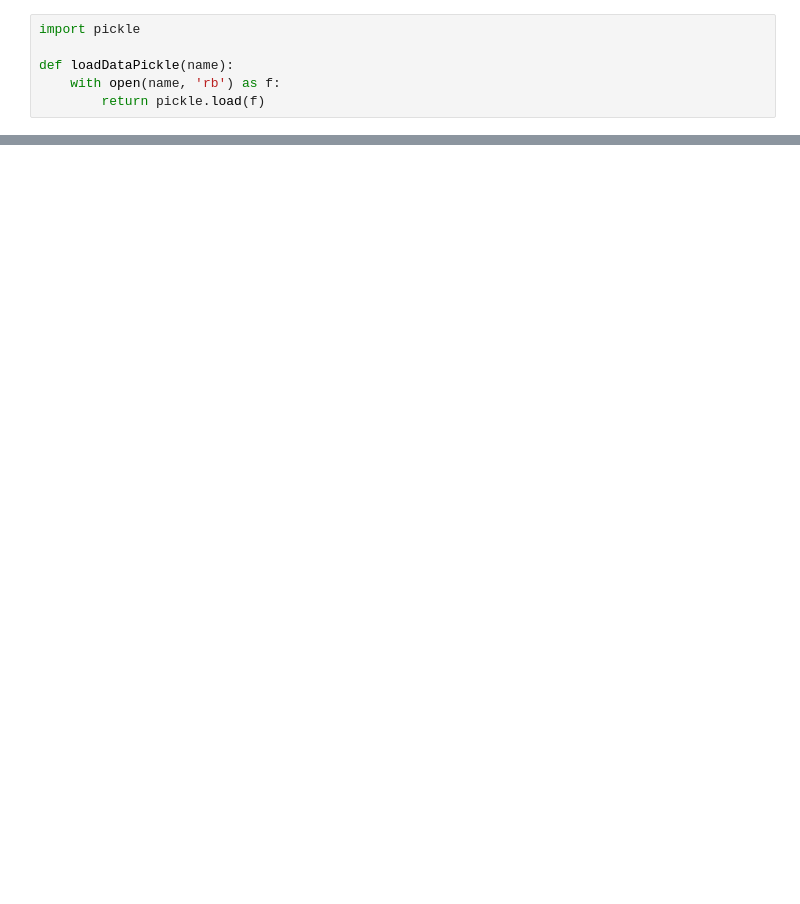
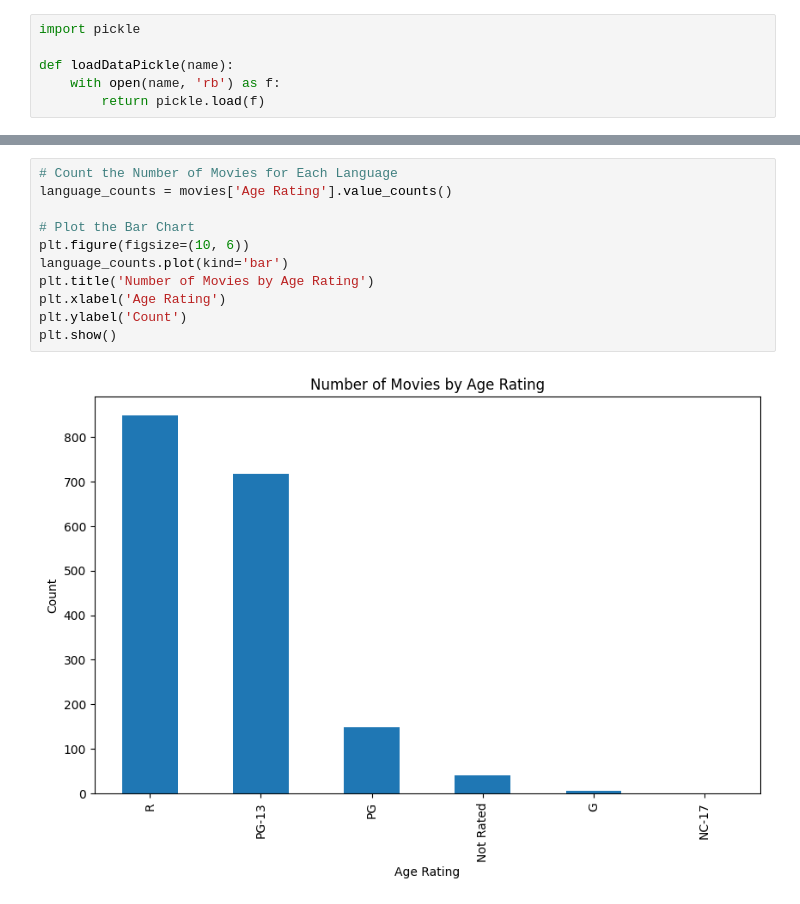
Before and after one commit to tasinms/Movie-Box-Office-Prediction, a Jupyter notebook: DataAnalysis.ipynb, the cells around one changed output, grey strips where cells are left out. Drawn from its saved outputs; the diff is of its cells as text; blank space fills up the shorter version.

```diff
--- a/DataAnalysis.ipynb
+++ b/DataAnalysis.ipynb
@@ -46,0 +118,13 @@ print(numRows)
+# %%
+# Count the Number of Movies for Each Language
+language_counts = movies['Age Rating'].value_counts()
+
+# Plot the Bar Chart
+plt.figure(figsize=(10, 6))
+language_counts.plot(kind='bar')
+plt.title('Number of Movies by Age Rating')
+plt.xlabel('Age Rating')
+plt.ylabel('Count')
+plt.show()
+# %% [output]
+[figure, added]
```
Also changed, not shown: parts of 22 cells of this notebook, 2 other files.
